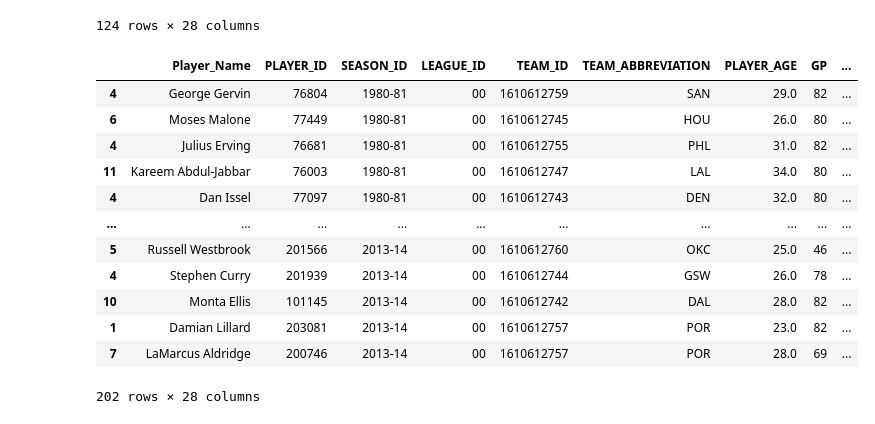
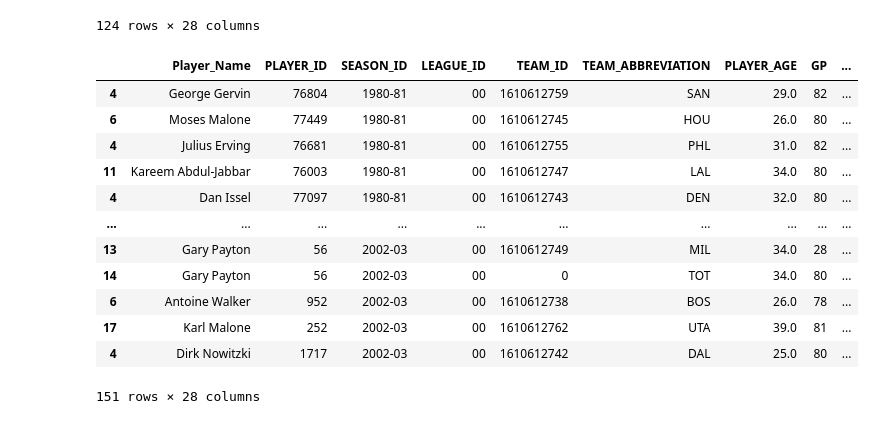
Before and after one commit to ColeSlattery/info24Project, a Jupyter notebook: storingPlayerDFs.ipynb, the cells around one changed output. Drawn from its saved outputs; the diff is of its cells as text; code cells hidden in the pictures.

Commit message:
fixing DF
missed years in DF making

```diff
--- a/storingPlayerDFs.ipynb
+++ b/storingPlayerDFs.ipynb
@@ -489,10 +484,12 @@ with open('scoringAllbyYearClean.pkl', 'rb') as f:
     scoringAllbyYearClean1 = pickle.load(f) # deserialize using load()
 ##### BY YEAR  STUFF
 nameTitle='Player_Name'
-for year in scoringAllbyYearClean1[0:4]:
+for year in scoringAllbyYearClean1[0:5]:
     tmpYear = year[-1]
     tmpYear1= str(tmpYear)[2:]
     tmpYear1= int(tmpYear1)+1
+    if len(str(tmpYear1))==1:
+        tmpYear1 = '0'+str(tmpYear1)
     tmpYear=(str(tmpYear)+'-'+str(tmpYear1))
     year.pop()
     for name in year:
@@ -531,10 +527,12 @@ mainDF
  #   scoringAllbyYearClean1 = pickle.load(f) # deserialize using load()
 ##### BY YEAR  STUFF
 nameTitle='Player_Name'
-for year in scoringAllbyYearClean1[5:10]:
+for year in scoringAllbyYearClean1[5:11]:
     tmpYear = year[-1]
     tmpYear1= str(tmpYear)[2:]
     tmpYear1= int(tmpYear1)+1
+    if len(str(tmpYear1))==1:
+        tmpYear1 = '0'+str(tmpYear1)
     tmpYear=(str(tmpYear)+'-'+str(tmpYear1))
     year.pop()
     for name in year:
@@ -568,10 +566,12 @@ mainDF
  #   scoringAllbyYearClean1 = pickle.load(f) # deserialize using load()
 ##### BY YEAR  STUFF
 nameTitle='Player_Name'
-for year in scoringAllbyYearClean1[11:15]:
+for year in scoringAllbyYearClean1[11:16]:
     tmpYear = year[-1]
     tmpYear1= str(tmpYear)[2:]
     tmpYear1= int(tmpYear1)+1
+    if len(str(tmpYear1))==1:
+        tmpYear1 = '0'+str(tmpYear1)
     tmpYear=(str(tmpYear)+'-'+str(tmpYear1))
     year.pop()
     for name in year:
@@ -607,10 +607,12 @@ with open('scoringAllbyYearClean.pkl', 'rb') as f:
     scoringAllbyYearClean1 = pickle.load(f) # deserialize using load()
 ##### BY YEAR  STUFF
 nameTitle='Player_Name'
-for year in scoringAllbyYearClean1[16:20]:
+for year in scoringAllbyYearClean1[16:21]:
     tmpYear = year[-1]
     tmpYear1= str(tmpYear)[2:]
     tmpYear1= int(tmpYear1)+1
+    if len(str(tmpYear1))==1:
+        tmpYear1 = '0'+str(tmpYear1)
     tmpYear=(str(tmpYear)+'-'+str(tmpYear1))
     year.pop()
     for name in year:
@@ -627,22 +629,22 @@ for year in scoringAllbyYearClean1[16:20]:
 #mainDF1 = mainDF
 #scoringAllbyYearClean1[16:20]
 # %%
-#mainDF1 = mainDF
+mainDF1 = mainDF
 mainDF
 # %% [output]
 |  | Player_Name | PLAYER_ID | SEASON_ID | LEAGUE_ID | TEAM_ID | TEAM_ABBREVIATION | PLAYER_AGE | GP | ... |
 | 4 | George Gervin | 76804 | 1980-81 | 00 | 1610612759 | SAN | 29.0 | 82 | ... |
 | 6 | Moses Malone | 77449 | 1980-81 | 00 | 1610612745 | HOU | 26.0 | 80 | ... |
 | 4 | Julius Erving | 76681 | 1980-81 | 00 | 1610612755 | PHL | 31.0 | 82 | ... |
 | 11 | Kareem Abdul-Jabbar | 76003 | 1980-81 | 00 | 1610612747 | LAL | 34.0 | 80 | ... |
 | 4 | Dan Issel | 77097 | 1980-81 | 00 | 1610612743 | DEN | 32.0 | 80 | ... |
 | ... | ... | ... | ... | ... | ... | ... | ... | ... | ... |
-| 5 | Russell Westbrook | 201566 | 2013-14 | 00 | 1610612760 | OKC | 25.0 | 46 | ... |
-| 4 | Stephen Curry | 201939 | 2013-14 | 00 | 1610612744 | GSW | 26.0 | 78 | ... |
-| 10 | Monta Ellis | 101145 | 2013-14 | 00 | 1610612742 | DAL | 28.0 | 82 | ... |
-| 1 | Damian Lillard | 203081 | 2013-14 | 00 | 1610612757 | POR | 23.0 | 82 | ... |
-| 7 | LaMarcus Aldridge | 200746 | 2013-14 | 00 | 1610612757 | POR | 28.0 | 69 | ... |
+| 13 | Gary Payton | 56 | 2002-03 | 00 | 1610612749 | MIL | 34.0 | 28 | ... |
+| 14 | Gary Payton | 56 | 2002-03 | 00 | 0 | TOT | 34.0 | 80 | ... |
+| 6 | Antoine Walker | 952 | 2002-03 | 00 | 1610612738 | BOS | 26.0 | 78 | ... |
+| 17 | Karl Malone | 252 | 2002-03 | 00 | 1610612762 | UTA | 39.0 | 81 | ... |
+| 4 | Dirk Nowitzki | 1717 | 2002-03 | 00 | 1610612742 | DAL | 25.0 | 80 | ... |
-202 rows × 28 columns
+151 rows × 28 columns
 # %%
 with open('scoringAllbyYearClean.pkl', 'rb') as f:
     scoringAllbyYearClean1 = pickle.load(f) # deserialize using load()
```
Also changed, not shown: parts of 25 cells of this notebook, 7 other files.
